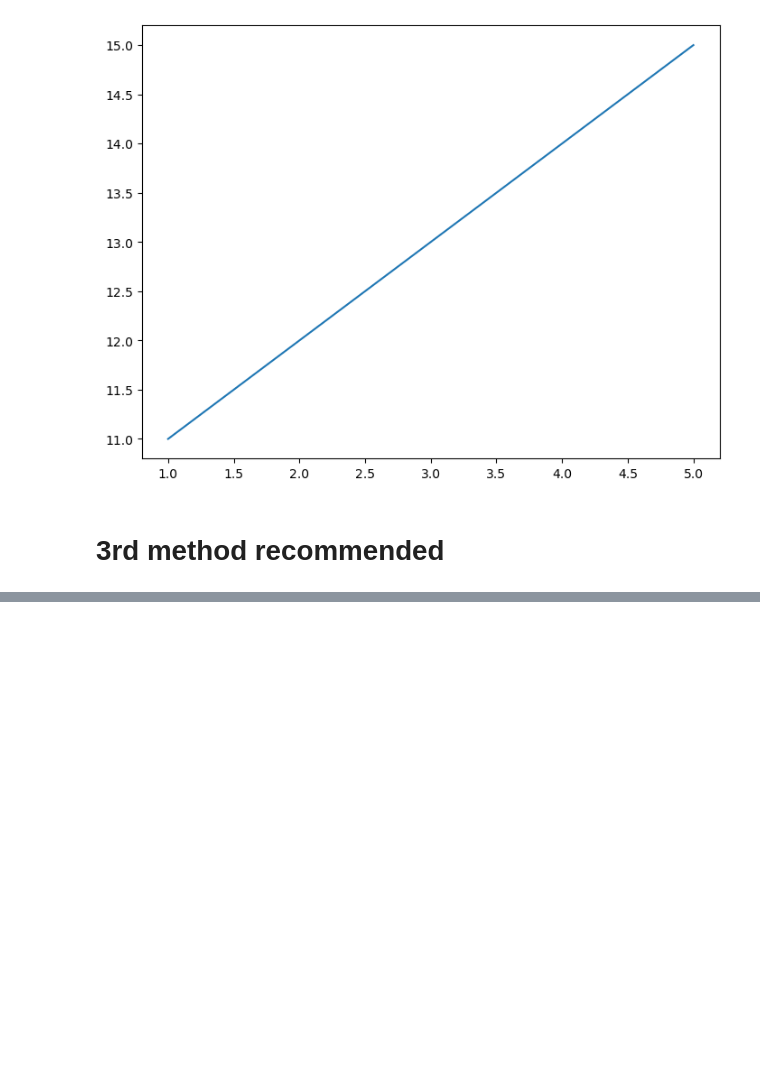
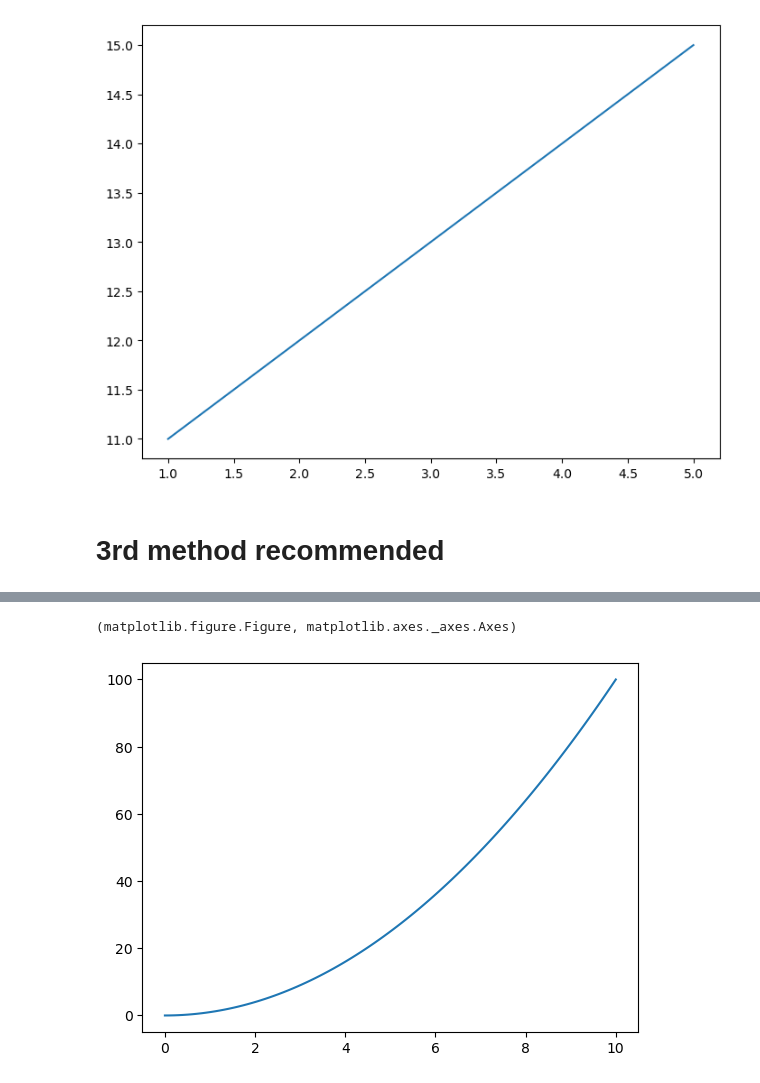
Before and after one commit to Asmit-Dhakal/Machine_Learning, a Jupyter notebook: Introduction to matplotlib library.ipynb, the cells around one changed output, grey strips where cells are left out. Saved outputs shown, nothing was run; the diff lists cells and outputs as text; code cells hidden in the pictures; blank space fills up the shorter version.

```diff
--- a/Introduction to matplotlib library.ipynb
+++ b/Introduction to matplotlib library.ipynb
@@ -64,0 +76,7 @@ type(fig), type(ax)
+# %%
+fig, ax = plt.subplots()
+ax.plot(x,x**2); # add some data
+type(fig), type(ax)
+# %% [output]
+(matplotlib.figure.Figure, matplotlib.axes._axes.Axes)
+[figure, added]
```
Also changed, not shown: parts of 12 cells of this notebook.
